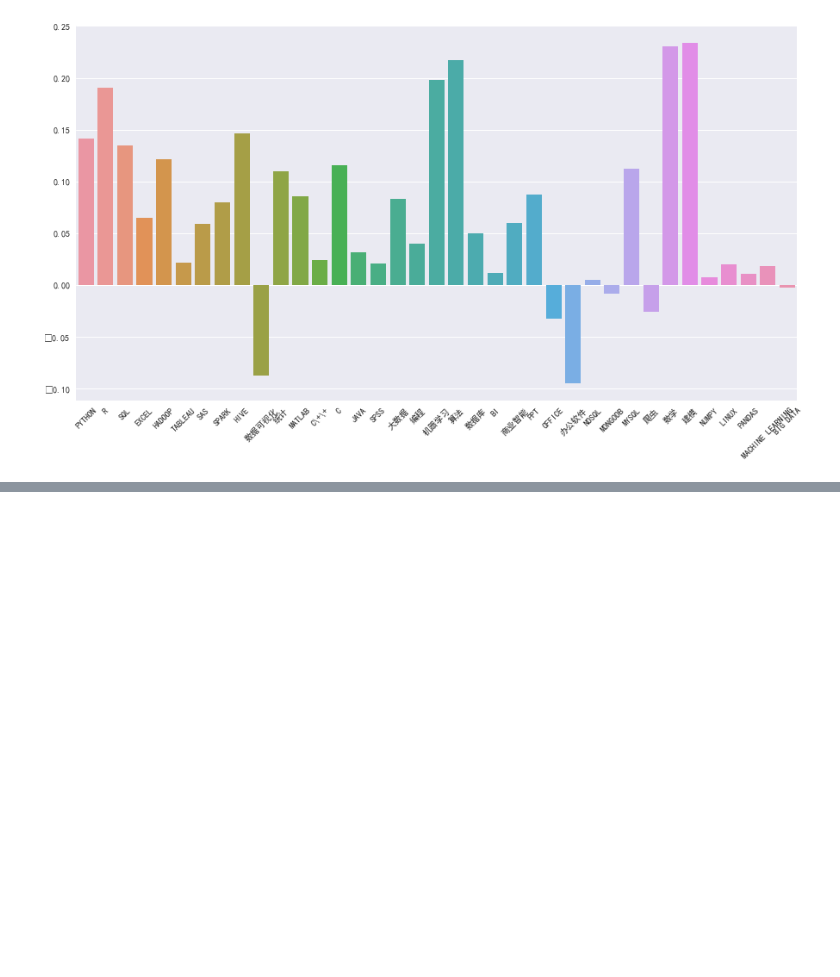
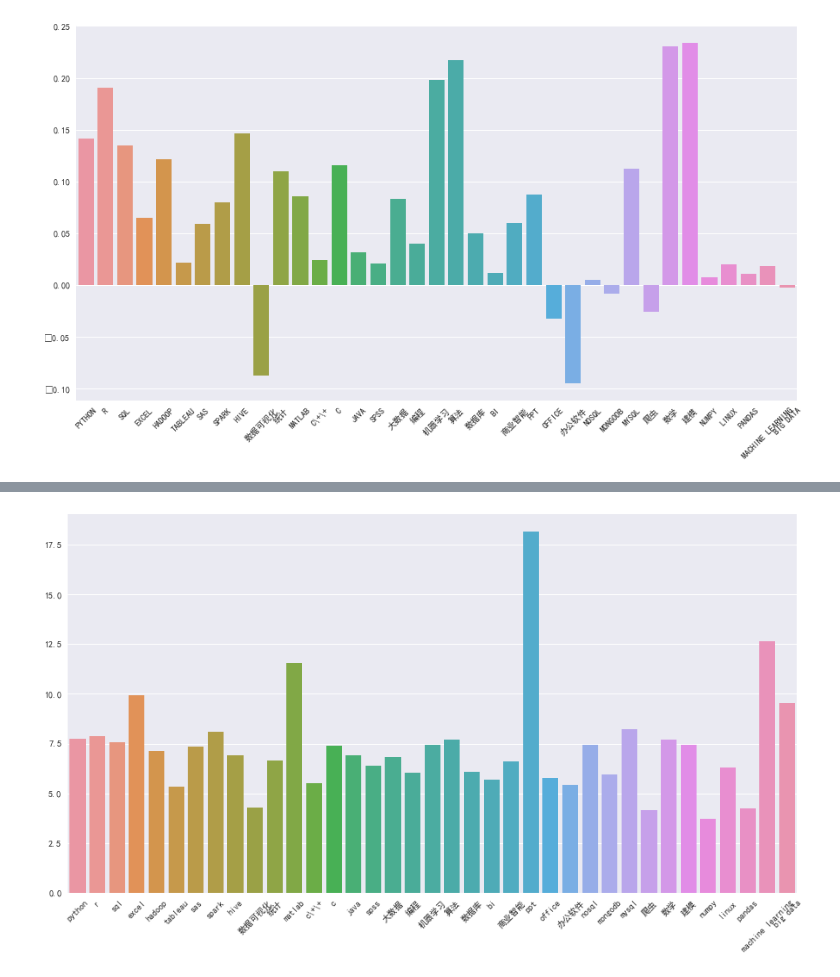
Before and after one commit to JIANGWQ2017/web-scraping, a Jupyter notebook: zhaopin/analysis/main.ipynb, the cells around one changed output, grey strips where cells are left out. Drawn from its saved outputs; the diff is of its cells as text; code cells hidden in the pictures; blank space fills up the shorter version.

```diff
--- a/zhaopin/analysis/main.ipynb
+++ b/zhaopin/analysis/main.ipynb
@@ -521,0 +472,4 @@ d
+# %%
+skill_vs_salary(data,'std',skill_keywords)
+# %% [output]
+[figure, added]
```
Also changed, not shown: parts of 37 cells of this notebook, 17 other files.
